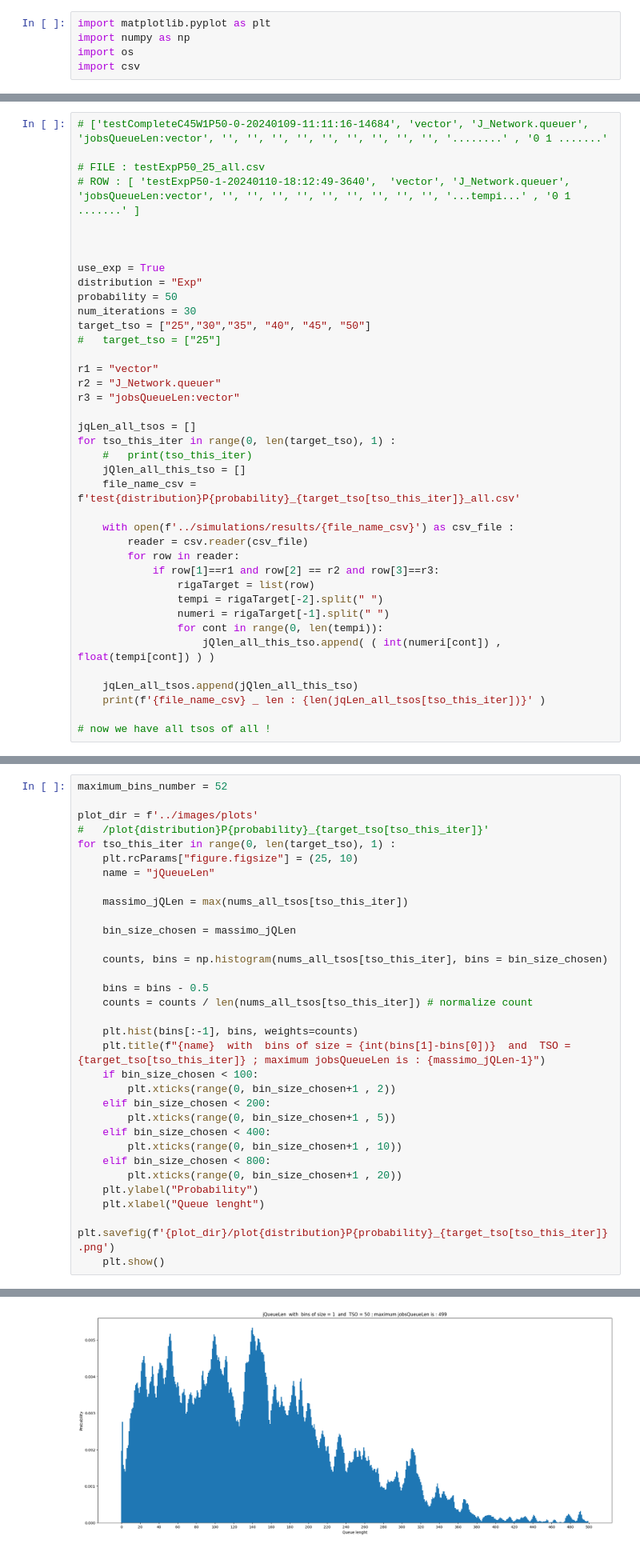
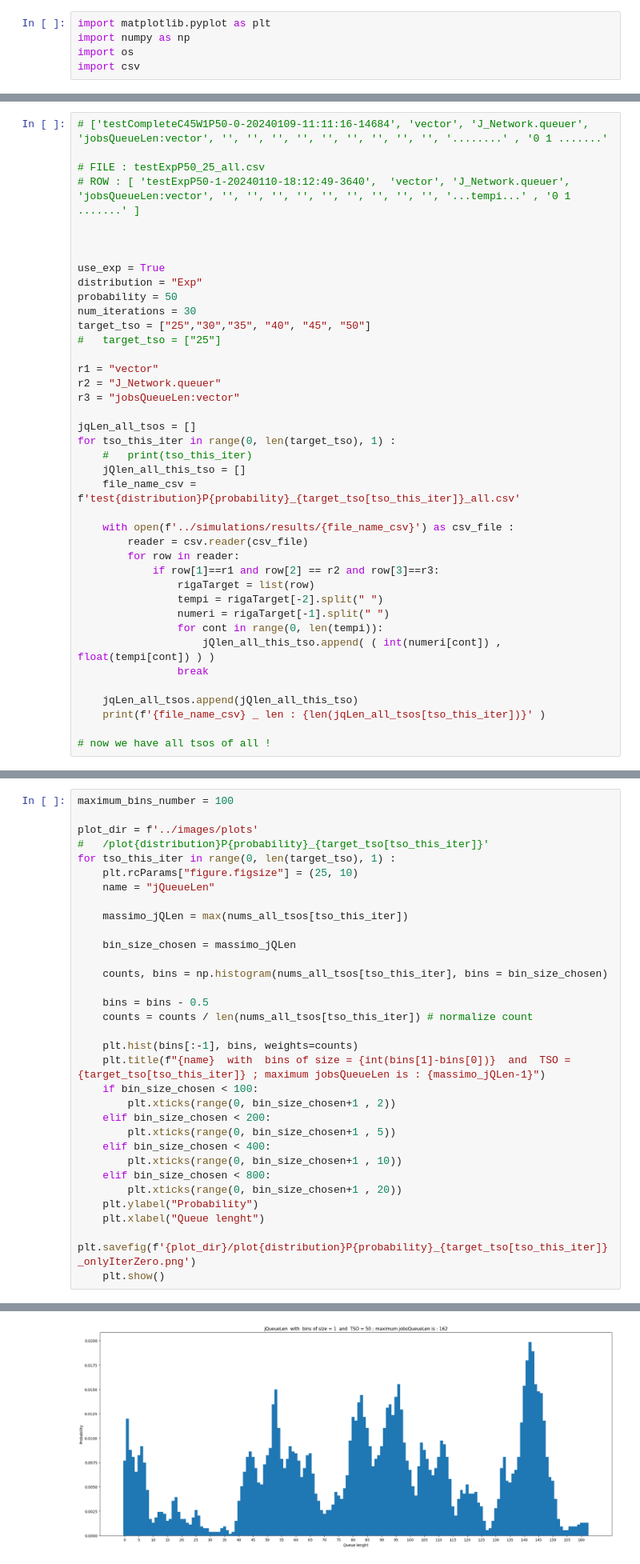
Before and after one commit to JacopoCarlon/JC_Performance_Evaluation_of_Computer_Systems_and_Networks_PECSN__Project, a Jupyter notebook: python_scripts/istogrammi.ipynb, the cells around one changed output, grey strips where cells are left out. Shown: that part at 80% size. Saved outputs shown, nothing was run; the diff lists cells and outputs as text.

```diff
--- a/python_scripts/istogrammi.ipynb
+++ b/python_scripts/istogrammi.ipynb
@@ -74,6 +74,7 @@ for tso_this_iter in range(0, len(target_tso), 1) :
                 numeri = rigaTarget[-1].split(" ")
                 for cont in range(0, len(tempi)):
                     jQlen_all_this_tso.append( ( int(numeri[cont]) , float(tempi[cont]) ) )
+                break
 
     jqLen_all_tsos.append(jQlen_all_this_tso)
     print(f'{file_name_csv} _ len : {len(jqLen_all_tsos[tso_this_iter])}' )
@@ -115,5 +116,5 @@ testExp_50 len : 161282
 # %%
-maximum_bins_number = 52
+maximum_bins_number = 100
 
 plot_dir = f'../images/plots'
 #   /plot{distribution}P{probability}_{target_tso[tso_this_iter]}'
@@ -142,6 +143,6 @@ for tso_this_iter in range(0, len(target_tso), 1) :
         plt.xticks(range(0, bin_size_chosen+1 , 20))
     plt.ylabel("Probability")
     plt.xlabel("Queue lenght")
-    plt.savefig(f'{plot_dir}/plot{distribution}P{probability}_{target_tso[tso_this_iter]}.png')
+    plt.savefig(f'{plot_dir}/plot{distribution}P{probability}_{target_tso[tso_this_iter]}_onlyIterZero.png')
     plt.show()
 # %% [output]
@@ -153 +154 @@ for tso_this_iter in range(0, len(target_tso), 1) :
-[figure, old version]
+[figure, new version]
```
Also changed, not shown: parts of 8 cells of this notebook.
